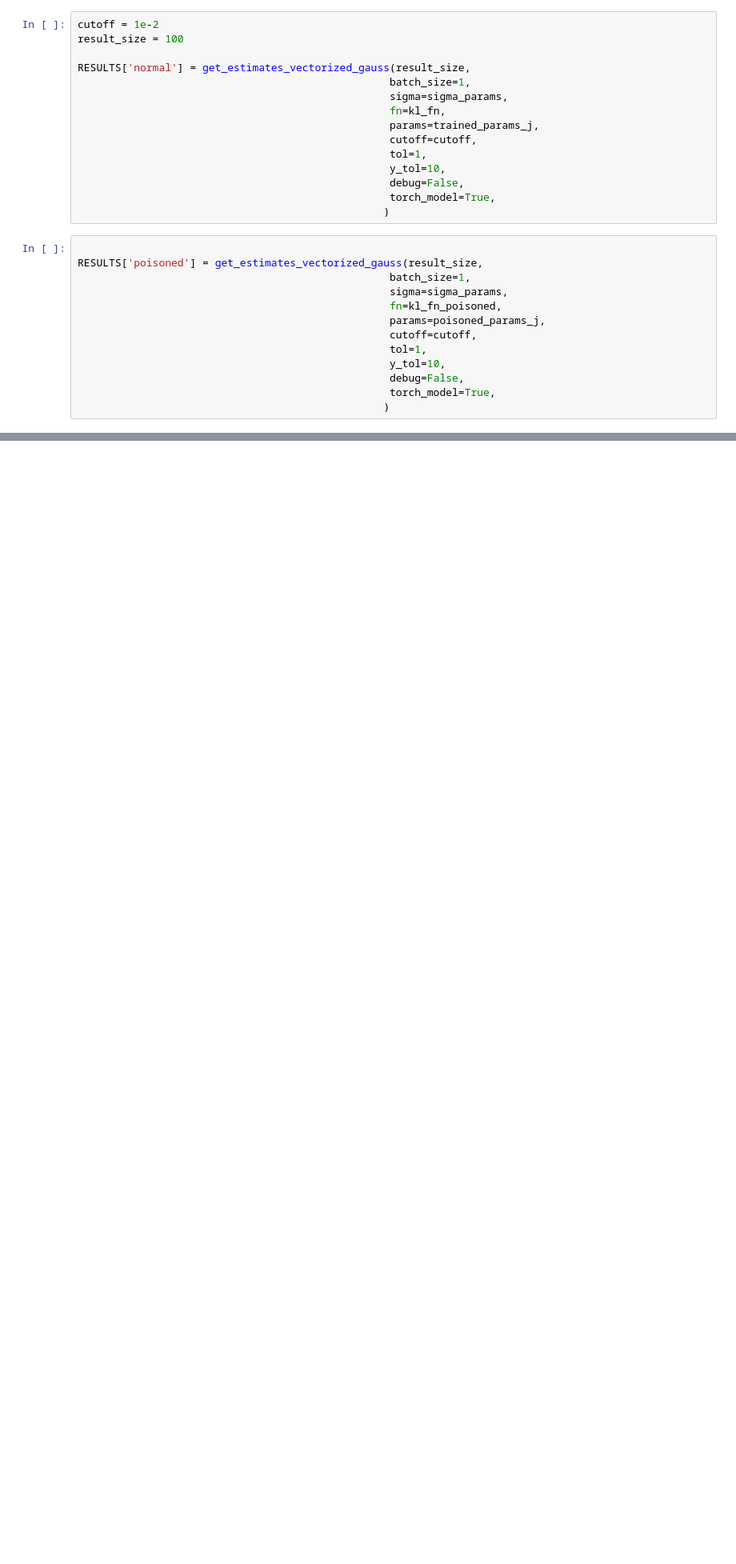
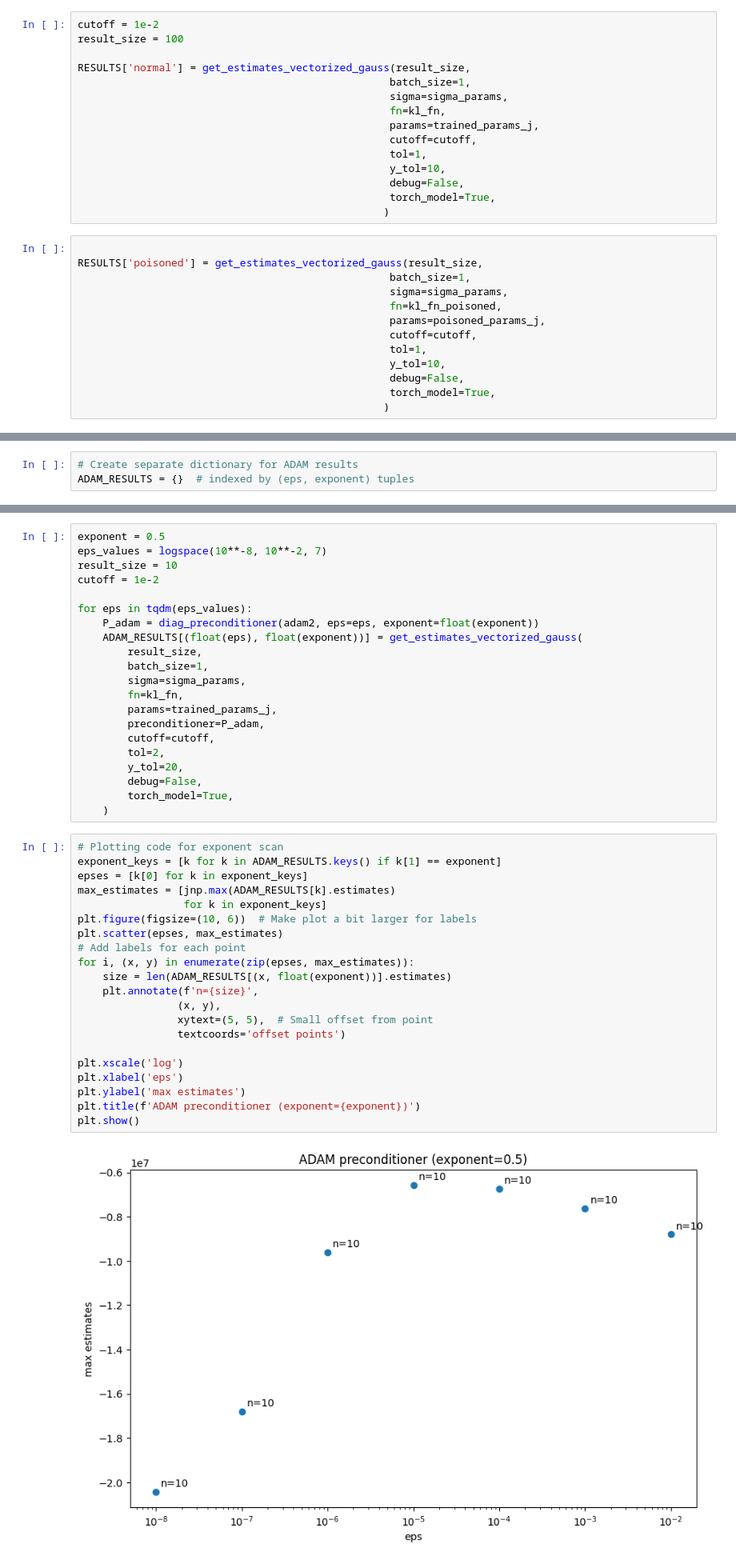
Before and after one commit to EleutherAI/basin-volume, a Jupyter notebook: notebooks/convnext_basins.ipynb, the cells around one changed output, grey strips where cells are left out. Shown at 80% size. Saved outputs shown, nothing was run; the diff lists cells and outputs as text; blank space fills up the shorter version.

```diff
--- a/notebooks/convnext_basins.ipynb
+++ b/notebooks/convnext_basins.ipynb
@@ -134,0 +210,3 @@ plt.show()
+# %%
+# Create separate dictionary for ADAM results
+ADAM_RESULTS = {}  # indexed by (eps, exponent) tuples
@@ -134,0 +215,44 @@ plt.show()
+# %%
+exponent = 0.5
+eps_values = logspace(10**-8, 10**-2, 7)
+result_size = 10
+cutoff = 1e-2
+
+for eps in tqdm(eps_values):
+    P_adam = diag_preconditioner(adam2, eps=eps, exponent=float(exponent))
+    ADAM_RESULTS[(float(eps), float(exponent))] = get_estimates_vectorized_gauss(
+        result_size,
+        batch_size=1,
+        sigma=sigma_params,
+        fn=kl_fn,
+        params=trained_params_j,
+        preconditioner=P_adam,
+        cutoff=cutoff,
+        tol=2,
+        y_tol=20,
+        debug=False,
+        torch_model=True,
+    )
+# %%
+# Plotting code for exponent scan
+exponent_keys = [k for k in ADAM_RESULTS.keys() if k[1] == exponent]
+epses = [k[0] for k in exponent_keys]
+max_estimates = [jnp.max(ADAM_RESULTS[k].estimates)
+                 for k in exponent_keys]
+plt.figure(figsize=(10, 6))  # Make plot a bit larger for labels
+plt.scatter(epses, max_estimates)
+# Add labels for each point
+for i, (x, y) in enumerate(zip(epses, max_estimates)):
+    size = len(ADAM_RESULTS[(x, float(exponent))].estimates)
+    plt.annotate(f'n={size}',
+                (x, y),
+                xytext=(5, 5),  # Small offset from point
+                textcoords='offset points')
+
+plt.xscale('log')
+plt.xlabel('eps')
+plt.ylabel('max estimates')
+plt.title(f'ADAM preconditioner (exponent={exponent})')
+plt.show()
+# %% [output]
+[figure, added]
```
Also changed, not shown: parts of 12 cells of this notebook, 10 other files.
